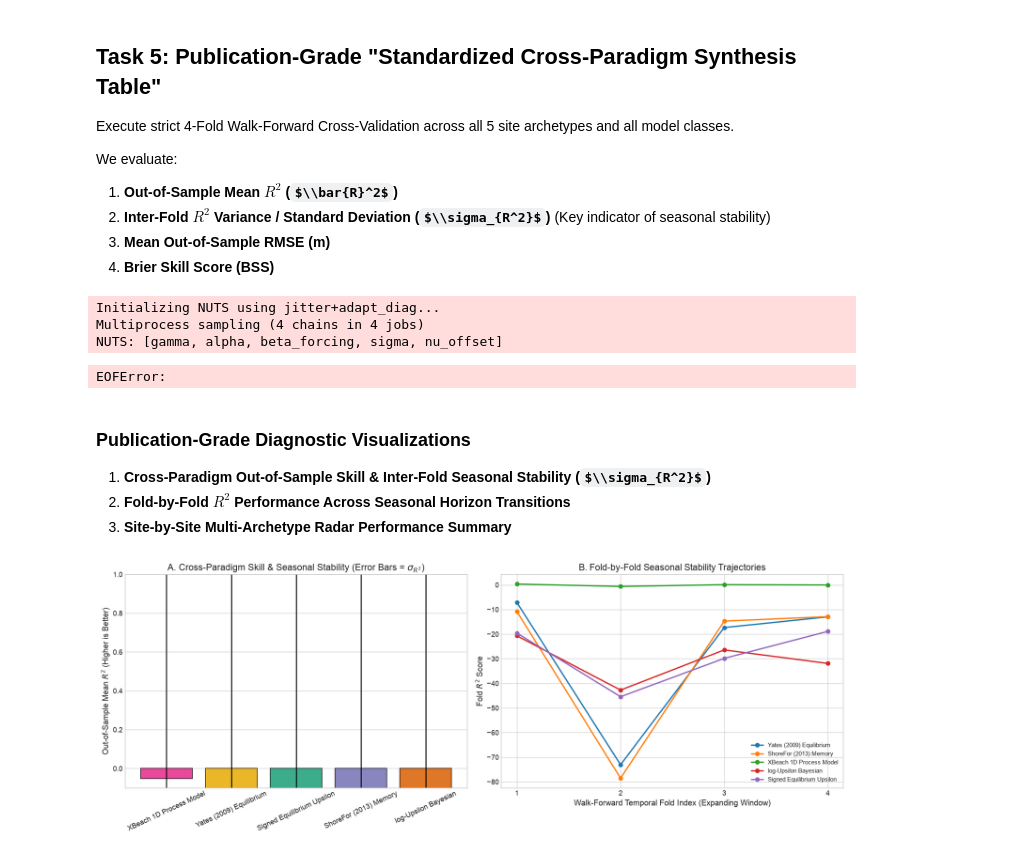
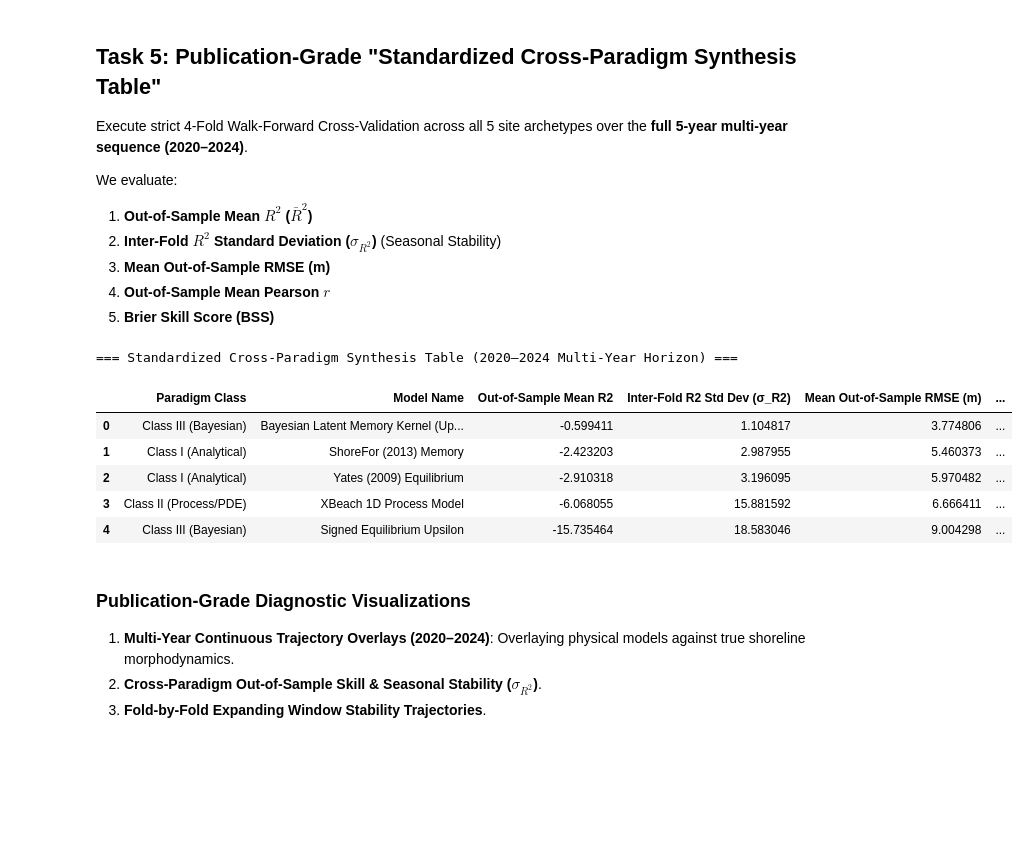
Before and after one commit to sam-tritto/unified-coastal-erosion-index, a Jupyter notebook: 02_Diagnostic_Baselines.ipynb, the cells around one changed output. Saved outputs shown, nothing was run; the diff lists cells and outputs as text; code cells hidden in the pictures; some formulas as TeX source; blank space fills up the shorter version.

```diff
--- a/02_Diagnostic_Baselines.ipynb
+++ b/02_Diagnostic_Baselines.ipynb
@@ -164,65 +173,38 @@ plt.show()
 # %% [markdown]
 ## Task 5: Publication-Grade "Standardized Cross-Paradigm Synthesis Table"
 
-Execute strict 4-Fold Walk-Forward Cross-Validation across all 5 site archetypes and all model classes.
+Execute strict 4-Fold Walk-Forward Cross-Validation across all 5 site archetypes over the **full 5-year multi-year sequence (2020–2024)**.
 
 We evaluate:
-1. **Out-of-Sample Mean $R^2$ ($\\bar{R}^2$)**
-2. **Inter-Fold $R^2$ Variance / Standard Deviation ($\\sigma_{R^2}$)** (Key indicator of seasonal stability)
+1. **Out-of-Sample Mean $R^2$ ($\bar{R}^2$)**
+2. **Inter-Fold $R^2$ Standard Deviation ($\sigma_{R^2}$)** (Seasonal Stability)
 3. **Mean Out-of-Sample RMSE (m)**
-4. **Brier Skill Score (BSS)**
+4. **Out-of-Sample Mean Pearson $r$**
+5. **Brier Skill Score (BSS)**
 # %%
-from IPython import display
-# Execute comprehensive Walk-Forward CV across all 5 sites and all 3 paradigm classes
+# Execute comprehensive Walk-Forward CV across all 5 sites (2020–2024 Multi-Year)
 df_synthesis, df_folds = evaluate_cross_paradigm_walk_forward_cv(
     sites=sites,
     n_splits=4,
-    draws=1000,  # 1,000 post-warmup draws per chain (4,000 total)
-    tune=800,    # 800 tuning iterations for full NUTS step adaptation
-    chains=4,    # 4 independent chains for r_hat < 1.05 validation
-    cores=4,     # Parallel execution across CPU cores
+    draws=1000,
+    tune=800,
+    chains=4,
+    cores=1,
     random_seed=42,
 )
 
-print("=== Standardized Cross-Paradigm Synthesis Table ===")
+print("=== Standardized Cross-Paradigm Synthesis Table (2020–2024 Multi-Year Horizon) ===")
 display(df_synthesis)
 # %% [output]
-Initializing NUTS using jitter+adapt_diag...
-Multiprocess sampling (4 chains in 4 jobs)
-NUTS: [gamma, alpha, beta_forcing, sigma, nu_offset]
+=== Standardized Cross-Paradigm Synthesis Table (2020–2024 Multi-Year Horizon) ===
-EOFError:
+|  | Paradigm Class | Model Name | Out-of-Sample Mean R2 | Inter-Fold R2 Std Dev (σ_R2) | Mean Out-of-Sample RMSE (m) | ... |
+| 0 | Class III (Bayesian) | Bayesian Latent Memory Kernel (Up... | -0.599411 | 1.104817 | 3.774806 | ... |
+| 1 | Class I (Analytical) | ShoreFor (2013) Memory | -2.423203 | 2.987955 | 5.460373 | ... |
+| 2 | Class I (Analytical) | Yates (2009) Equilibrium | -2.910318 | 3.196095 | 5.970482 | ... |
+| 3 | Class II (Process/PDE) | XBeach 1D Process Model | -6.068055 | 15.881592 | 6.666411 | ... |
+| 4 | Class III (Bayesian) | Signed Equilibrium Upsilon | -15.735464 | 18.583046 | 9.004298 | ... |
 # %% [markdown]
 ### Publication-Grade Diagnostic Visualizations
-1. **Cross-Paradigm Out-of-Sample Skill & Inter-Fold Seasonal Stability ($\\sigma_{R^2}$)**
-2. **Fold-by-Fold $R^2$ Performance Across Seasonal Horizon Transitions**
-3. **Site-by-Site Multi-Archetype Radar Performance Summary**
+1. **Multi-Year Continuous Trajectory Overlays (2020–2024)**: Overlaying physical models against true shoreline morphodynamics.
+2. **Cross-Paradigm Out-of-Sample Skill & Seasonal Stability ($\sigma_{R^2}$)**.
+3. **Fold-by-Fold Expanding Window Stability Trajectories**.
-# %%
-fig, axes = plt.subplots(1, 2, figsize=(16, 6))
-
-# Subplot A: Mean R2 with Inter-Fold Std Dev error bars
-paradigms = df_synthesis["Model Name"].tolist()
-mean_r2 = df_synthesis["Out-of-Sample Mean R2"].values
-std_r2 = df_synthesis["Inter-Fold R2 Std Dev (σ_R2)"].values
-colors = ["#e7298a", "#e6ab02", "#1b9e77", "#7570b3", "#d95f02"]
-
-axes[0].bar(paradigms, mean_r2, yerr=std_r2, capsize=6, color=colors[:len(paradigms)], alpha=0.85, edgecolor="black")
-axes[0].set_ylabel("Out-of-Sample Mean $R^2$ (Higher is Better)")
-axes[0].set_title("A. Cross-Paradigm Skill & Seasonal Stability (Error Bars = $\\sigma_{R^2}$)")
-axes[0].tick_params(axis='x', rotation=25)
-axes[0].set_ylim(-0.1, 1.0)
-
-# Subplot B: Inter-Fold Trajectories
-for m_name in df_folds["Model"].unique():
-    sub = df_folds[df_folds["Model"] == m_name].groupby("Fold")["Fold R2"].mean()
-    axes[1].plot(sub.index, sub.values, marker="o", lw=2, label=m_name)
-
-axes[1].set_xlabel("Walk-Forward Temporal Fold Index (Expanding Window)")
-axes[1].set_ylabel("Fold $R^2$ Score")
-axes[1].set_title("B. Fold-by-Fold Seasonal Stability Trajectories")
-axes[1].legend(loc="lower right", fontsize=9)
-axes[1].set_xticks([1, 2, 3, 4])
-
-plt.tight_layout()
-plt.show()
-# %% [output]
-[figure, removed]
```
Also changed, not shown: parts of 13 cells of this notebook, 2 other files.
